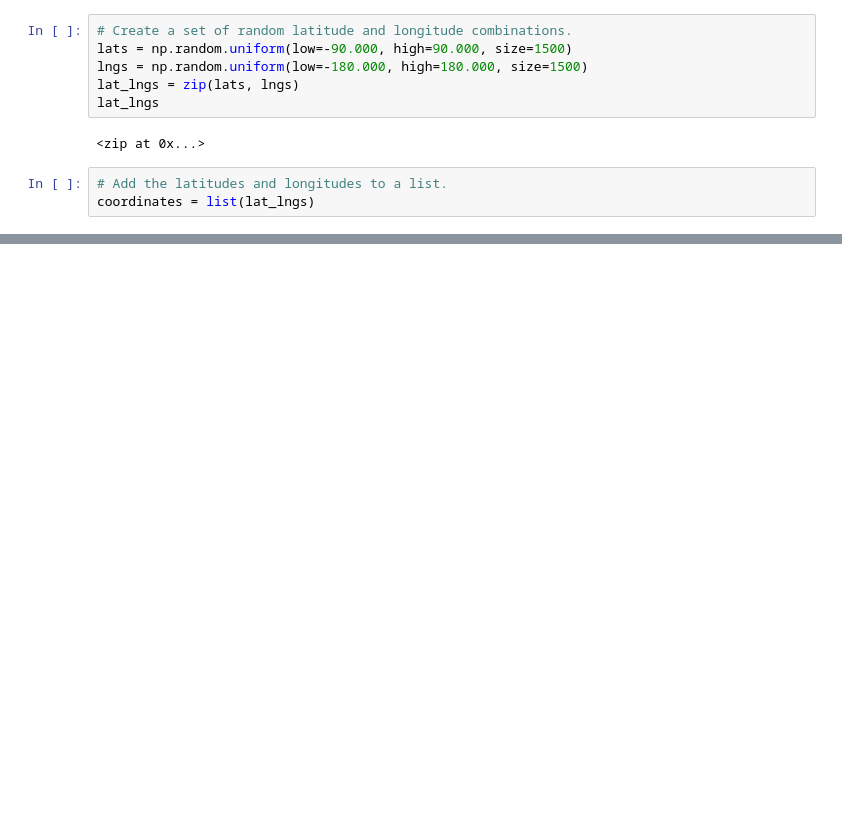
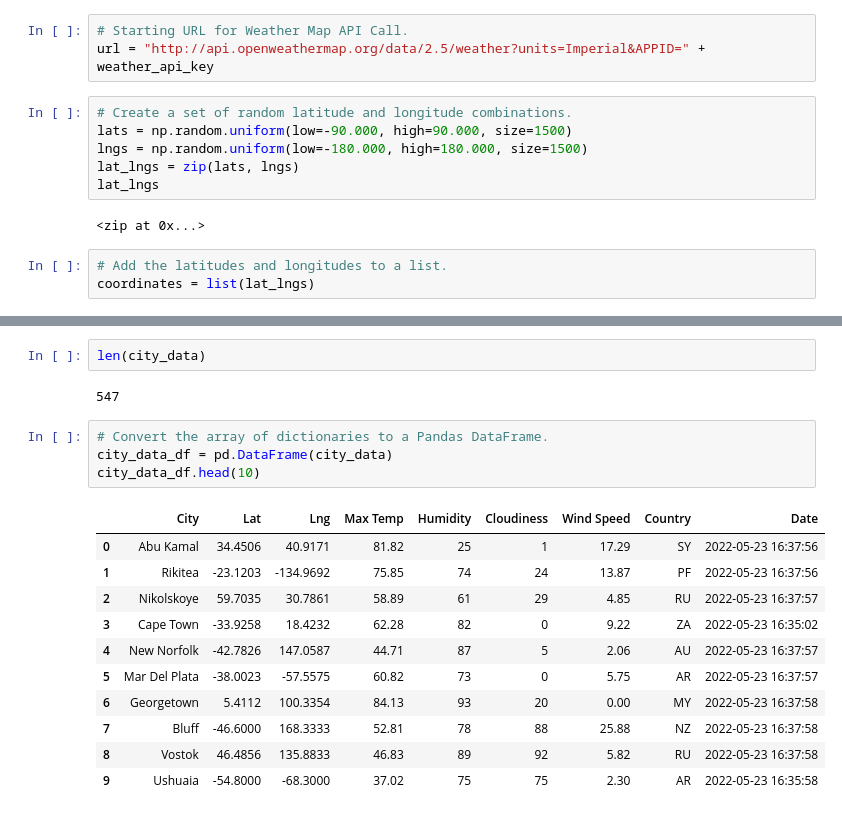
Before and after one commit to Arrock-12/World_Weather_Analysis, a Jupyter notebook: WeatherPy.ipynb, the cells around one changed output, grey strips where cells are left out. Drawn from its saved outputs; the diff is of its cells as text; blank space fills up the shorter version.

Commit message:
Added weather data to 555 cities.

```diff
--- a/WeatherPy.ipynb
+++ b/WeatherPy.ipynb
@@ -7,3 +13,6 @@ from citipy import citipy
+# %%
+# Starting URL for Weather Map API Call.
+url = "http://api.openweathermap.org/data/2.5/weather?units=Imperial&APPID=" + weather_api_key
 # %%
 # Create a set of random latitude and longitude combinations.
 lats = np.random.uniform(low=-90.000, high=90.000, size=1500)
@@ -53,0 +143,20 @@ len(cities)
+# %%
+len(city_data)
+# %% [output]
+547
+# %%
+# Convert the array of dictionaries to a Pandas DataFrame.
+city_data_df = pd.DataFrame(city_data)
+city_data_df.head(10)
+# %% [output]
+|  | City | Lat | Lng | Max Temp | Humidity | Cloudiness | Wind Speed | Country | Date |
+| 0 | Abu Kamal | 34.4506 | 40.9171 | 81.82 | 25 | 1 | 17.29 | SY | 2022-05-23 16:37:56 |
+| 1 | Rikitea | -23.1203 | -134.9692 | 75.85 | 74 | 24 | 13.87 | PF | 2022-05-23 16:37:56 |
+| 2 | Nikolskoye | 59.7035 | 30.7861 | 58.89 | 61 | 29 | 4.85 | RU | 2022-05-23 16:37:57 |
+| 3 | Cape Town | -33.9258 | 18.4232 | 62.28 | 82 | 0 | 9.22 | ZA | 2022-05-23 16:35:02 |
+| 4 | New Norfolk | -42.7826 | 147.0587 | 44.71 | 87 | 5 | 2.06 | AU | 2022-05-23 16:37:57 |
+| 5 | Mar Del Plata | -38.0023 | -57.5575 | 60.82 | 73 | 0 | 5.75 | AR | 2022-05-23 16:37:57 |
+| 6 | Georgetown | 5.4112 | 100.3354 | 84.13 | 93 | 20 | 0.00 | MY | 2022-05-23 16:37:58 |
+| 7 | Bluff | -46.6000 | 168.3333 | 52.81 | 78 | 88 | 25.88 | NZ | 2022-05-23 16:37:58 |
+| 8 | Vostok | 46.4856 | 135.8833 | 46.83 | 89 | 92 | 5.82 | RU | 2022-05-23 16:37:58 |
+| 9 | Ushuaia | -54.8000 | -68.3000 | 37.02 | 75 | 75 | 2.30 | AR | 2022-05-23 16:35:58 |
```
Also changed, not shown: parts of 6 cells of this notebook, 3 other files.
